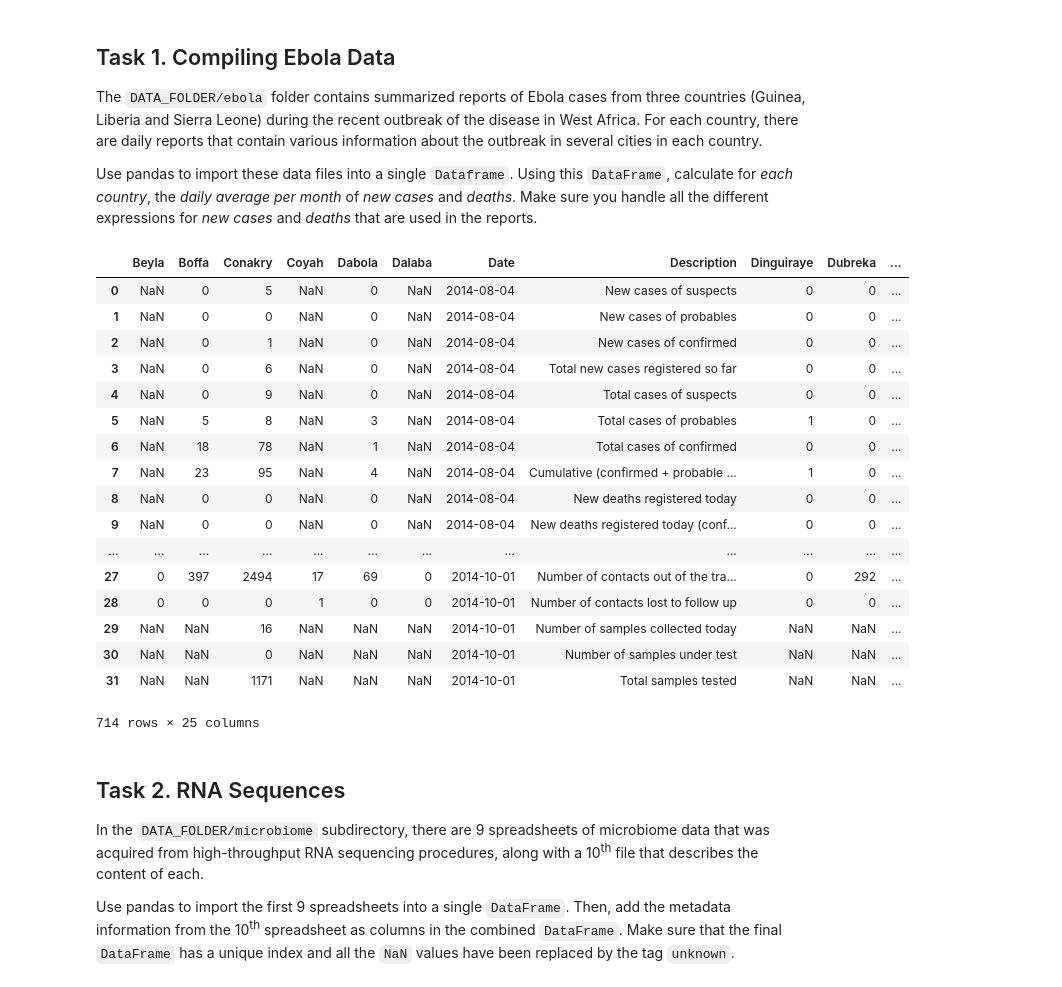
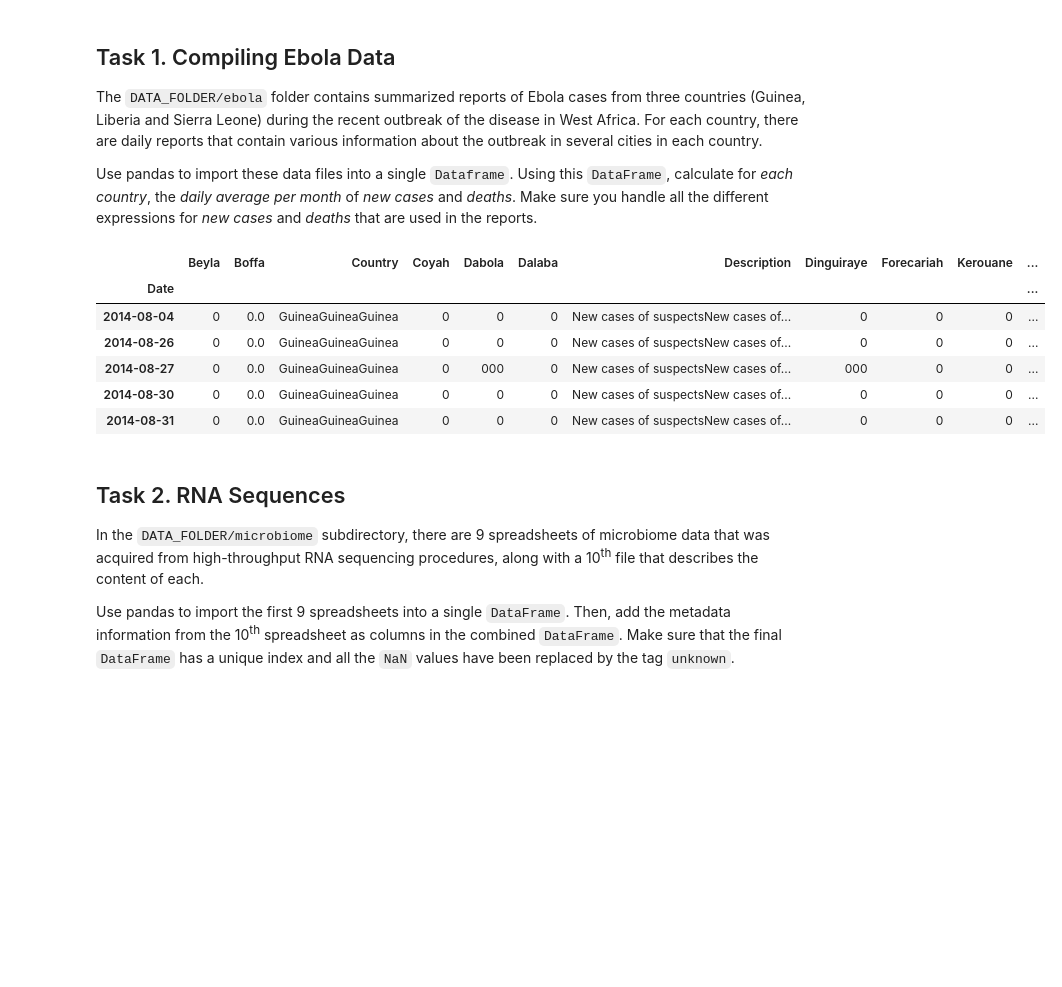
Before and after one commit to MsSquirrel/ADA---MAK, a Jupyter notebook: Homework 1.ipynb, the cells around one changed output. Drawn from its saved outputs; the diff is of its cells as text; code cells hidden in the pictures; blank space fills up the shorter version.

```diff
--- a/Homework 1.ipynb
+++ b/Homework 1.ipynb
@@ -17,6 +17,7 @@ Make sure you handle all the different expressions for *new cases* and *deaths*
 # Write your answer here
 import glob
 import pandas as pd
+import numpy as np
 
 # We want all the csv files that are in guinea folder
 filenames_guinea = glob.glob(DATA_FOLDER + "/ebola/guinea_data" + "/*.csv")
@@ -24,53 +25,63 @@ filenames_guinea = glob.glob(DATA_FOLDER + "/ebola/guinea_data" + "/*.csv")
 # We make a new DataFrame and an empty list
 frame_guinea = pd.DataFrame()
 list_g = []
 
 # We read every csv in the folder, and add it on the list
 for filename in filenames_guinea:
     dataframe = pd.read_csv(filename, index_col = None, header = 0)
+    dataframe["Country"] = "Guinea"
     list_g.append(dataframe)
 # We concantenate the list in order to have one dataframe
 frame_guinea = pd.concat(list_g)
-
 
 # We do the same for Liberia and Sierra Leone
 filenames_liberia = glob.glob(DATA_FOLDER + "/ebola/liberia_data" + "/*.csv")
 
 frame_liberia = pd.DataFrame()
 list_l = []
 for filename in filenames_liberia:
     dataframe = pd.read_csv(filename, index_col = None, header = 0)
     list_l.append(dataframe)
+    dataframe["Country"] = "Liberia"
 frame_liberia = pd.concat(list_l)
-
 
 filenames_sl = glob.glob(DATA_FOLDER + "/ebola/sl_data" + "/*.csv")
 
 frame_sl = pd.DataFrame()
 list_sl = []
 for filename in filenames_sl:
     dataframe = pd.read_csv(filename, index_col = None, header = 0)
+    dataframe["Country"] = "Sierra Leone"
     list_sl.append(dataframe)
 frame_sl = pd.concat(list_sl)
+
+#frames = [frame_guinea, frame_liberia, frame_sl]
+#result = pd.concat(frames)
+
+frame_guinea = frame_guinea.fillna(0)
+frame_guinea['Date'] = pd.to_datetime(frame_guinea['Date'])
+frame_guinea_newcases = frame_guinea[frame_guinea['Description'].isin(['New cases of suspects', 'New cases of probables', 'New cases of confirmed'])]
+frame_guinea_deaths = frame_guinea[frame_guinea['Description'].isin(['New deaths registered'])]
+
+frame_guinea_newcases_8 = frame_guinea_newcases[frame_guinea_newcases.Date.dt.month == 8]
+frame_guinea_newcases_9 = frame_guinea_newcases[frame_guinea_newcases.Date.dt.month == 9]
+frame_guinea_newcases_10 = frame_guinea_newcases[frame_guinea_newcases.Date.dt.month == 10]
+
+frame_guinea_deaths_8 = frame_guinea_deaths[frame_guinea_deaths.Date.dt.month == 8]
+frame_guinea_deaths_9 = frame_guinea_deaths[frame_guinea_deaths.Date.dt.month == 9]
+frame_guinea_deaths_10 = frame_guinea_deaths[frame_guinea_deaths.Date.dt.month == 10]
+
+frame_guinea_newcases_8 = frame_guinea_newcases_8.groupby(['Date']).sum()
+
+frame_guinea_newcases_8
 # %% [output]
-|  | Beyla | Boffa | Conakry | Coyah | Dabola | Dalaba | Date | Description | Dinguiraye | Dubreka | ... |
-| 0 | NaN | 0 | 5 | NaN | 0 | NaN | 2014-08-04 | New cases of suspects | 0 | 0 | ... |
-| 1 | NaN | 0 | 0 | NaN | 0 | NaN | 2014-08-04 | New cases of probables | 0 | 0 | ... |
-| 2 | NaN | 0 | 1 | NaN | 0 | NaN | 2014-08-04 | New cases of confirmed | 0 | 0 | ... |
-| 3 | NaN | 0 | 6 | NaN | 0 | NaN | 2014-08-04 | Total new cases registered so far | 0 | 0 | ... |
-| 4 | NaN | 0 | 9 | NaN | 0 | NaN | 2014-08-04 | Total cases of suspects | 0 | 0 | ... |
-| 5 | NaN | 5 | 8 | NaN | 3 | NaN | 2014-08-04 | Total cases of probables | 1 | 0 | ... |
-| 6 | NaN | 18 | 78 | NaN | 1 | NaN | 2014-08-04 | Total cases of confirmed | 0 | 0 | ... |
-| 7 | NaN | 23 | 95 | NaN | 4 | NaN | 2014-08-04 | Cumulative (confirmed + probable ... | 1 | 0 | ... |
-| 8 | NaN | 0 | 0 | NaN | 0 | NaN | 2014-08-04 | New deaths registered today | 0 | 0 | ... |
-| 9 | NaN | 0 | 0 | NaN | 0 | NaN | 2014-08-04 | New deaths registered today (conf... | 0 | 0 | ... |
-| ... | ... | ... | ... | ... | ... | ... | ... | ... | ... | ... | ... |
-| 27 | 0 | 397 | 2494 | 17 | 69 | 0 | 2014-10-01 | Number of contacts out of the tra... | 0 | 292 | ... |
-| 28 | 0 | 0 | 0 | 1 | 0 | 0 | 2014-10-01 | Number of contacts lost to follow up | 0 | 0 | ... |
-| 29 | NaN | NaN | 16 | NaN | NaN | NaN | 2014-10-01 | Number of samples collected today | NaN | NaN | ... |
-| 30 | NaN | NaN | 0 | NaN | NaN | NaN | 2014-10-01 | Number of samples under test | NaN | NaN | ... |
-| 31 | NaN | NaN | 1171 | NaN | NaN | NaN | 2014-10-01 | Total samples tested | NaN | NaN | ... |
+|  | Beyla | Boffa | Country | Coyah | Dabola | Dalaba | Description | Dinguiraye | Forecariah | Kerouane | ... |
+| Date |  |  |  |  |  |  |  |  |  |  | ... |
+| 2014-08-04 | 0 | 0.0 | GuineaGuineaGuinea | 0 | 0 | 0 | New cases of suspectsNew cases of... | 0 | 0 | 0 | ... |
+| 2014-08-26 | 0 | 0.0 | GuineaGuineaGuinea | 0 | 0 | 0 | New cases of suspectsNew cases of... | 0 | 0 | 0 | ... |
+| 2014-08-27 | 0 | 0.0 | GuineaGuineaGuinea | 0 | 000 | 0 | New cases of suspectsNew cases of... | 000 | 0 | 0 | ... |
+| 2014-08-30 | 0 | 0.0 | GuineaGuineaGuinea | 0 | 0 | 0 | New cases of suspectsNew cases of... | 0 | 0 | 0 | ... |
+| 2014-08-31 | 0 | 0.0 | GuineaGuineaGuinea | 0 | 0 | 0 | New cases of suspectsNew cases of... | 0 | 0 | 0 | ... |
-714 rows × 25 columns
 # %% [markdown]
 ## Task 2. RNA Sequences
 
```
Also changed, not shown: parts of 1 cell of this notebook.
